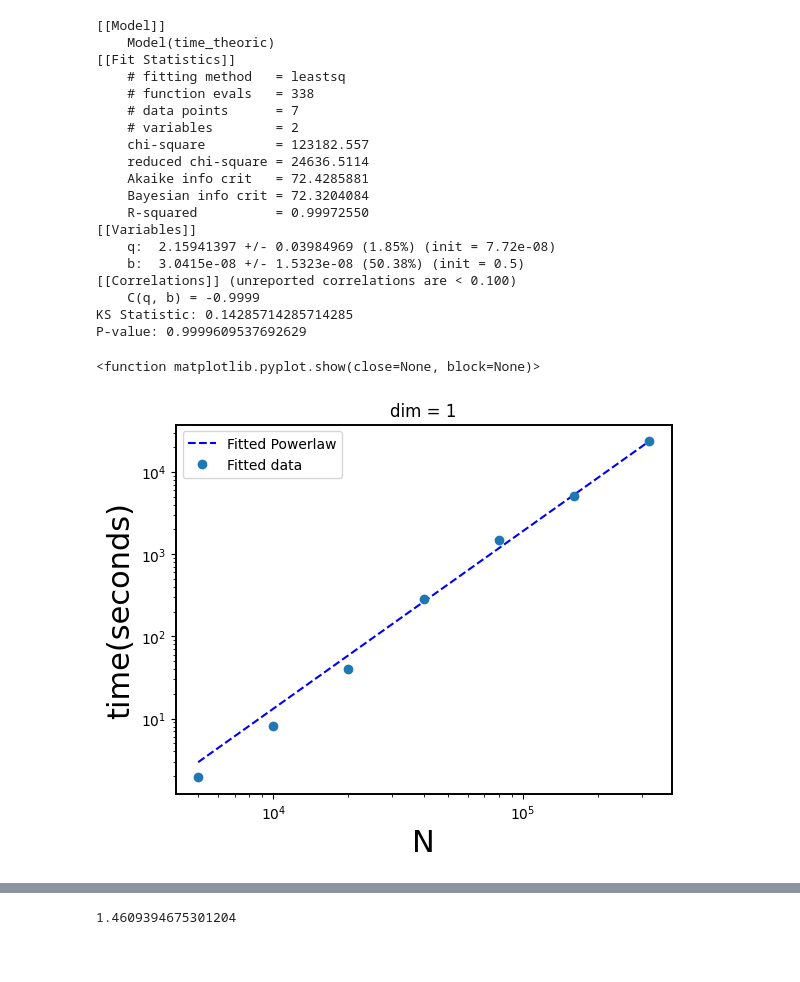
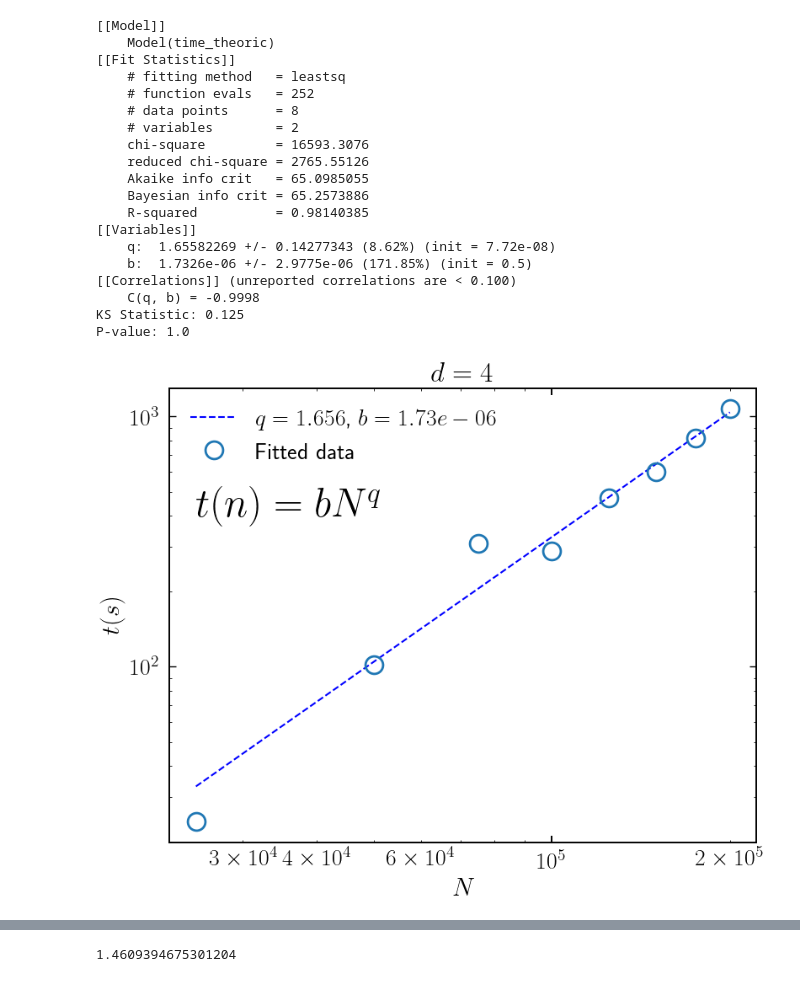
Before and after one commit to JuniorAlencar/SpatialPreferential, a Jupyter notebook: scripts/jupyter/complexity_run.ipynb, the cells around one changed output, grey strips where cells are left out. Saved outputs shown, nothing was run; the diff lists cells and outputs as text; code cells hidden in the pictures; blank space fills up the shorter version.

Commit message:
time complexity

```diff
--- a/scripts/jupyter/complexity_run.ipynb
+++ b/scripts/jupyter/complexity_run.ipynb
@@ -10,16 +10,18 @@ import matplotlib as mpl
 mpl.rcParams['axes.linewidth'] = 1.4 #set the value globally
 
 from lmfit import Model
+plt.style.use('properties.mplstyle')
 from scipy.stats import kstest
 # %%
 N = [25000, 50000, 75000, 100000, 125000, 150000, 175000, 200000]
 alpha_a = 2.0
 alpha_g = 2.0
+m = 2
 dim = 4
 # The processor clock speed was set at 4.0 GHz.
 complexity_time = [ ]
 for i in N:
-    path_all = f"../../data/N_{i}/dim_{dim}/alpha_a_{alpha_a}_alpha_g_{alpha_g}/time_process_seconds.txt"
+    path_all = f"../../data/N_{i}/m0_{m}/dim_{dim}/alpha_a_{alpha_a:.2f}_alpha_g_{alpha_g:.2f}/time_process_seconds.txt"
 
     data = pd.read_csv(path_all)
     time_mean = data.mean().values[0]
@@ -48,56 +50,59 @@ def time_theoric(x, q, b):
 model = Model(time_theoric)
 
 # Set initial parameter values
 params = model.make_params(q=q_init, b=b_init)
 
 # Fit the model to the truncated data
 result = model.fit(y, params, x=N)
 
 # Get the fitted parameters
 fitted_q= result.params['q'].value
 fitted_b = result.params['b'].value
 
 #real_data = exp(N,fitted_q_1d)
 # Perform KS test on the fitted q-exponential distribution using the CDF
 ks_statistic, ks_p_value = kstest(y, time_theoric(N, fitted_q, fitted_b))
 
 # Display the results
 print(result.fit_report())
 print(f"KS Statistic: {ks_statistic}")
 print(f"P-value: {ks_p_value}")
 #plt.plot(k_trunc, q_exp(k_trunc, fitted_q, fitted_b), 'b--', label='Fitted q-Exponential')
+fig, ax = plt.subplots(figsize=(9, 7))
+mew = 2.0
+ms = 15
+ax.plot(N, time_theoric(N, fitted_q, fitted_b), 'b--', label=f'$q = {fitted_q:.3f}$, $b={fitted_b:.2e}$')
 
-plt.plot(N, time_theoric(N, fitted_q, fitted_b), 'b--', label='Fitted Powerlaw')
-plt.plot(N, y, "o", label='Fitted data')
-plt.title("dim = 1")
-plt.xlabel("N",fontsize=22)
-plt.ylabel("time(seconds)",fontsize=22)
-plt.legend()
-plt.xscale("log")
-plt.yscale("log")
-plt.show
+ax.plot(N, y, "o", mew=mew, ms=ms, label='Fitted data')
+ax.text(25000, 10**2.6, r"$t(n) = bN^q$", fontsize=35)
+ax.set_title(f"$d = {dim}$")
+ax.set_xlabel(r"$N$",fontsize=22)
+ax.set_ylabel(r"$t(s)$",fontsize=22)
+ax.legend()
+ax.set_xscale("log")
+ax.set_yscale("log")
+plt.show()
 # %% [output]
 [[Model]]
     Model(time_theoric)
 [[Fit Statistics]]
     # fitting method   = leastsq
-    # function evals   = 338
-    # data points      = 7
+    # function evals   = 252
+    # data points      = 8
     # variables        = 2
-    chi-square         = 123182.557
-    reduced chi-square = 24636.5114
-    Akaike info crit   = 72.4285881
-    Bayesian info crit = 72.3204084
-    R-squared          = 0.99972550
+    chi-square         = 16593.3076
+    reduced chi-square = 2765.55126
+    Akaike info crit   = 65.0985055
+    Bayesian info crit = 65.2573886
+    R-squared          = 0.98140385
 [[Variables]]
-    q:  2.15941397 +/- 0.03984969 (1.85%) (init = 7.72e-08)
-    b:  3.0415e-08 +/- 1.5323e-08 (50.38%) (init = 0.5)
+    q:  1.65582269 +/- 0.14277343 (8.62%) (init = 7.72e-08)
+    b:  1.7326e-06 +/- 2.9775e-06 (171.85%) (init = 0.5)
 [[Correlations]] (unreported correlations are < 0.100)
-    C(q, b) = -0.9999
-KS Statistic: 0.14285714285714285
-P-value: 0.9999609537692629
+    C(q, b) = -0.9998
+KS Statistic: 0.125
+P-value: 1.0
-<function matplotlib.pyplot.show(close=None, block=None)>
-[figure, old version]
+[figure, new version]
 # %%
 def expect_value(N, count_time, just_value):
     a, b = fitted_q, fitted_b
```
Also changed, not shown: parts of 3 cells of this notebook.
